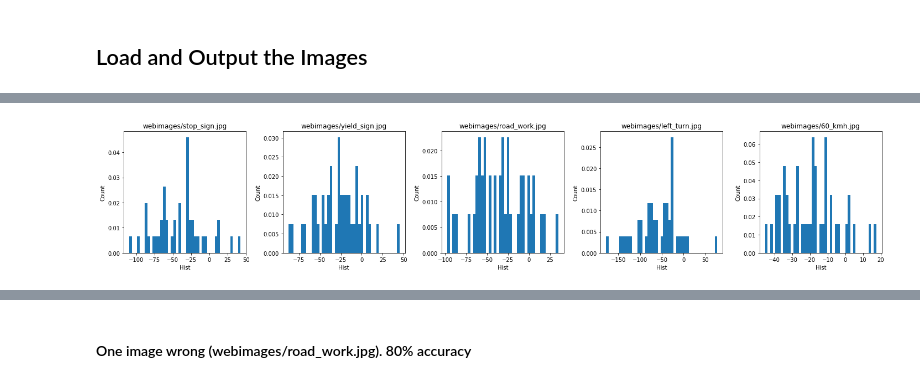
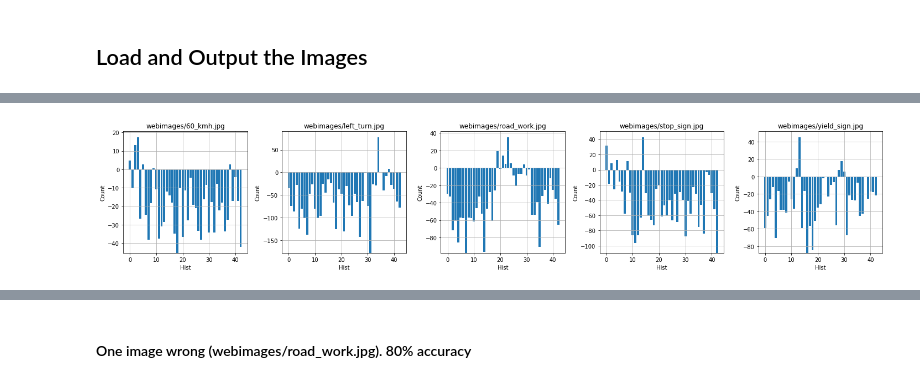
Before and after one commit to darienmt/CarND-TrafficSignClassifier-P2, a Jupyter notebook: Traffic Classifier Simplified.ipynb, the cells around one changed output, grey strips where cells are left out. Cells and saved outputs as stored; diff of their text form; code cells hidden in the pictures.

Commit message:
Fixing softmax error

```diff
--- a/Traffic Classifier Simplified.ipynb
+++ b/Traffic Classifier Simplified.ipynb
@@ -217,7 +218,7 @@ import tensorflow as tf
 EPOCHS = 40
 BATCH_SIZE = 128
 modelLocation = './models/traffic_sign_model'
-doTrain = True
+doTrain = False
 # %%
 from tensorflow.contrib.layers import flatten
 
@@ -390,28 +389,29 @@ for ax, image, imageName in zip(axes, X_web, imageNames):
 # %%
 with tf.Session() as sess:
     saver.restore(sess, modelLocation)
-
     web_classes = sess.run(logits, feed_dict={x: X_web, keep_prob : 1.0})
+    web_softmax = sess.run(tf.nn.softmax(logits), feed_dict={x: X_web, keep_prob : 1.0})
 # %%
-def plotSoftmaxHist(classes, names):
+def plotOutput(classes, names):
     """
-    Plot the histogram for the network output
+    Plot the network output
     """
     nCols = len(classes)
     assert(nCols == len(names))
 
     fig, axes = plt.subplots(ncols=nCols, figsize=(4*nCols, 4))
     for ax, aClass, title in zip(axes, classes, names):
-        n, bins, patches = ax.hist(aClass, 43, normed=1)
+        ax.bar(range(0,43), aClass)
         ax.set_xlabel('Hist')
         ax.set_ylabel('Count')
         ax.set_title(title)
+        ax.grid(True)
 
     fig.tight_layout()
     plt.show()
 
-plotSoftmaxHist(web_classes, imageNames)
+plotOutput(web_classes, imageNames)
 # %% [output]
-[figure, old version]
+[figure, new version]
 # %%
 with tf.Session() as sess:
```
Also changed, not shown: parts of 14 cells of this notebook.
